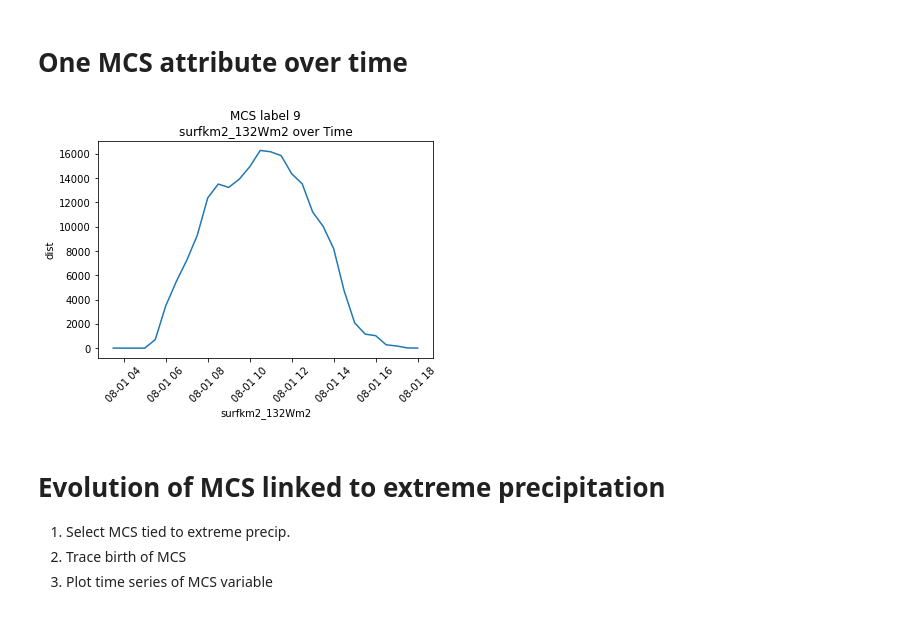
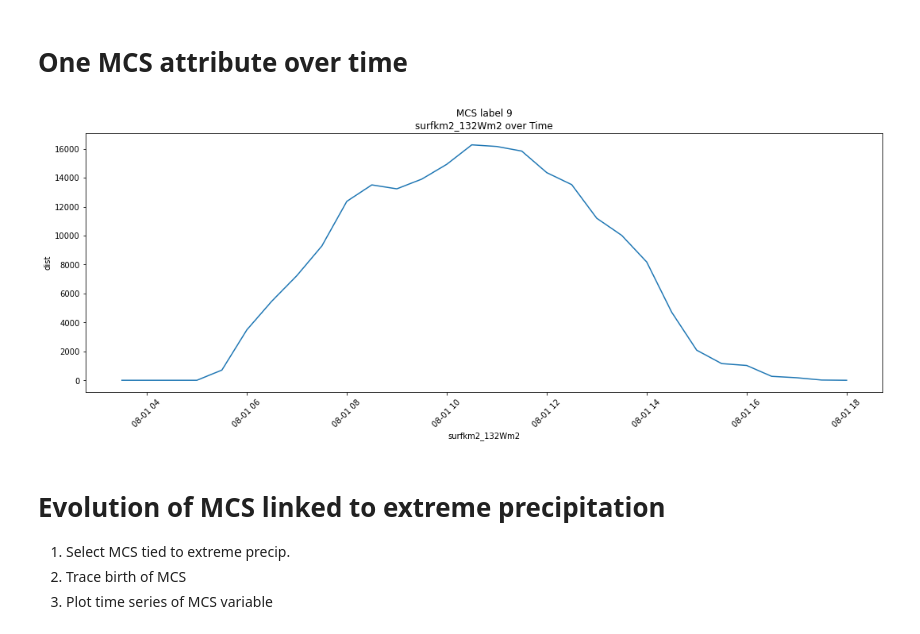
Before and after one commit to bfildier/stage-2023-rain-extremes-timing-intensity, a Jupyter notebook: scripts/start/MCS_properties/MCSprops_subregion.ipynb, the cells around one changed output. Cells and saved outputs as stored; diff of their text form; code cells hidden in the pictures.

```diff
--- a/scripts/start/MCS_properties/MCSprops_subregion.ipynb
+++ b/scripts/start/MCS_properties/MCSprops_subregion.ipynb
@@ -355,20 +360,20 @@ MCS_attr = getattr(toocan[MCS_idx].clusters, attribute_single_MCS)
 # %%
 #-- Plot
 
 # Create a figure and axes
-fig, ax = plt.subplots()
+fig,ax = plt.subplots(figsize=(18,6))
 
 plt.plot(Utime_list[MCS_idx], MCS_attr)
 
 plt.xticks(rotation=45)
 ax.set_xlabel(f'{attribute_single_MCS}')
 plt.ylabel(attribute)
 plt.title(f"MCS label {toocan[MCS_idx].label}\n{attribute_single_MCS} over Time")
 
 
 plt.show()
 # %% [output]
-[figure, old version]
+[figure, new version]
 # %% [markdown]
 # Evolution of MCS linked to extreme precipitation
 1. Select MCS tied to extreme precip.
```
Also changed, not shown: parts of 12 cells of this notebook, 3 other files.
